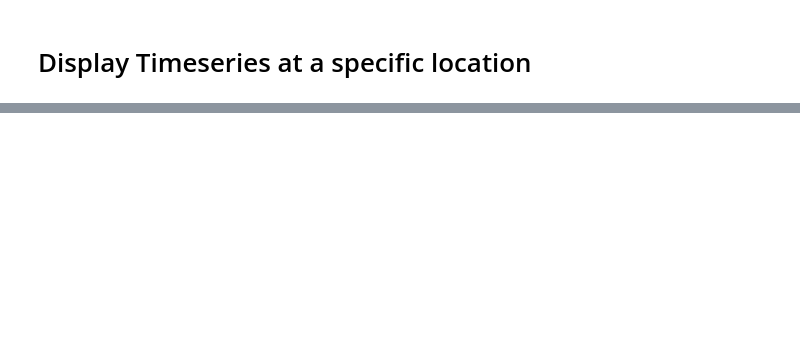
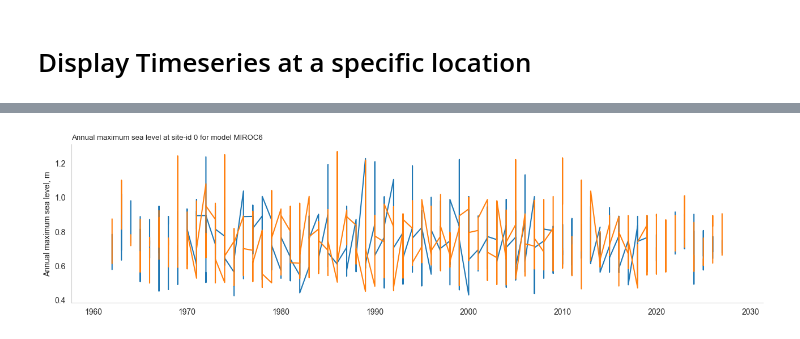
Before and after one commit to silviaelisabeth/SeaLevelExtremes, a Jupyter notebook: script/exploration/data_structure.ipynb, the cells around one changed output, grey strips where cells are left out. Cells and saved outputs as stored; diff of their text form; code cells hidden in the pictures; blank space fills up the shorter version.

```diff
--- a/script/exploration/data_structure.ipynb
+++ b/script/exploration/data_structure.ipynb
@@ -41,3 +45,5 @@ colors = ['#7FF9F7FF', '#0B2483FF','#0F8CDEFF','#4C4CFFFF','#040509FF','#23B4DCF
+# %%
+geolocator = Nominatim(user_agent="geo_lookup")
 # %% [markdown]
 # Loading data
 # %%
@@ -282,8 +288,9 @@ plt.show()
 # %% [markdown]
 # Display Timeseries at a specific location
 # %%
-site_id = 5000
+site_id = 0
+
 am_site = annualMax_pref.isel(sites=site_id)
+
 ti = am_site['sim_year'].values
 lyr = am_site['lead'].values
-ami = am_site.values
@@ -289,0 +317,24 @@ ami = am_site.values
+# %%
+try:
+    location = geolocator.reverse((am_site.lat.values, am_site.lon.values))
+except:
+    location = None
+location
+# %%
+fig, ax = plt.subplots(figsize=(13, 3.5))
+if location:
+    title = f"Annual maximum sea level at {location.address} (site-id {site_id}) for model {model_name}"
+else:
+    title = f"Annual maximum sea level at site-id {site_id} for model {model_name}"
+ax.set_title(title, loc='left', fontsize=fs_title)
+ax.set_ylabel('Annual maximum sea level, m')
+
+ax.plot(pd.DataFrame(am_site.values, index=ti.astype(int)))
+ax.grid(False)
+
+plt.tight_layout()
+sns.despine()
+
+plt.show()
+# %% [output]
+[figure, added]
```
Also changed, not shown: parts of 7 cells of this notebook.
